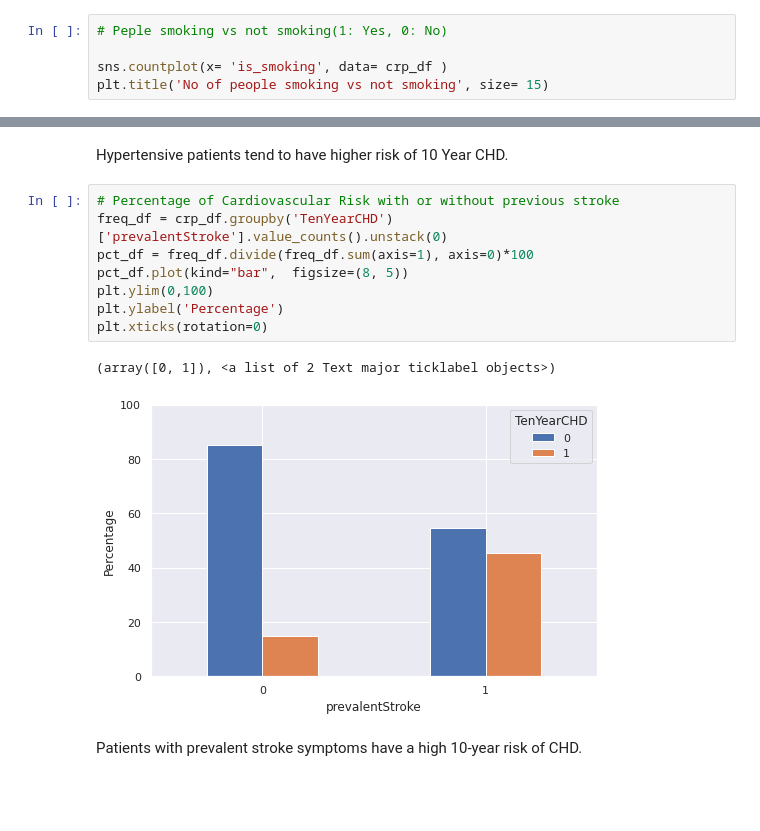
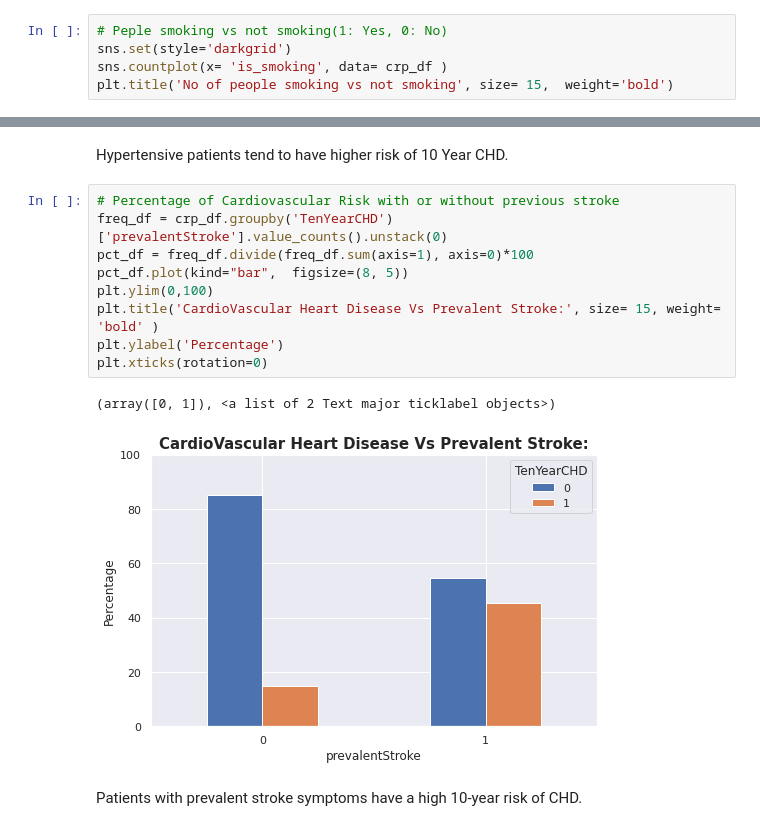
Before and after one commit to Abhishek-Shubham001/Cardiovascular-Risk-Prediction, a Jupyter notebook: Cardiovascular_Risk_Prediction_Capstone_Project.ipynb, the cells around one changed output, grey strips where cells are left out. Cells and saved outputs as stored; diff of their text form; blank space fills up the shorter version.

```diff
--- a/Cardiovascular_Risk_Prediction_Capstone_Project.ipynb
+++ b/Cardiovascular_Risk_Prediction_Capstone_Project.ipynb
@@ -372,7 +370,7 @@ In our dataset the records of female are more than men.
 # %%
 # Peple smoking vs not smoking(1: Yes, 0: No)
-
+sns.set(style='darkgrid')
 sns.countplot(x= 'is_smoking', data= crp_df )
-plt.title('No of people smoking vs not smoking', size= 15)
+plt.title('No of people smoking vs not smoking', size= 15,  weight='bold')
 # %% [output]
 Text(0.5, 1.0, 'No of people smoking vs not smoking')
@@ -515,14 +506,15 @@ Hypertensive patients tend to have higher risk of 10 Year CHD.
 # %%
 # Percentage of Cardiovascular Risk with or without previous stroke
 freq_df = crp_df.groupby('TenYearCHD')['prevalentStroke'].value_counts().unstack(0)
 pct_df = freq_df.divide(freq_df.sum(axis=1), axis=0)*100
 pct_df.plot(kind="bar",  figsize=(8, 5))
 plt.ylim(0,100)
+plt.title('CardioVascular Heart Disease Vs Prevalent Stroke:', size= 15, weight= 'bold' )
 plt.ylabel('Percentage')
 plt.xticks(rotation=0)
 # %% [output]
 (array([0, 1]), <a list of 2 Text major ticklabel objects>)
-[figure, old version]
+[figure, new version]
 # %% [markdown]
 Patients with prevalent stroke symptoms have a high 10-year risk of CHD.
 # %%
```
Also changed, not shown: parts of 103 cells of this notebook.
